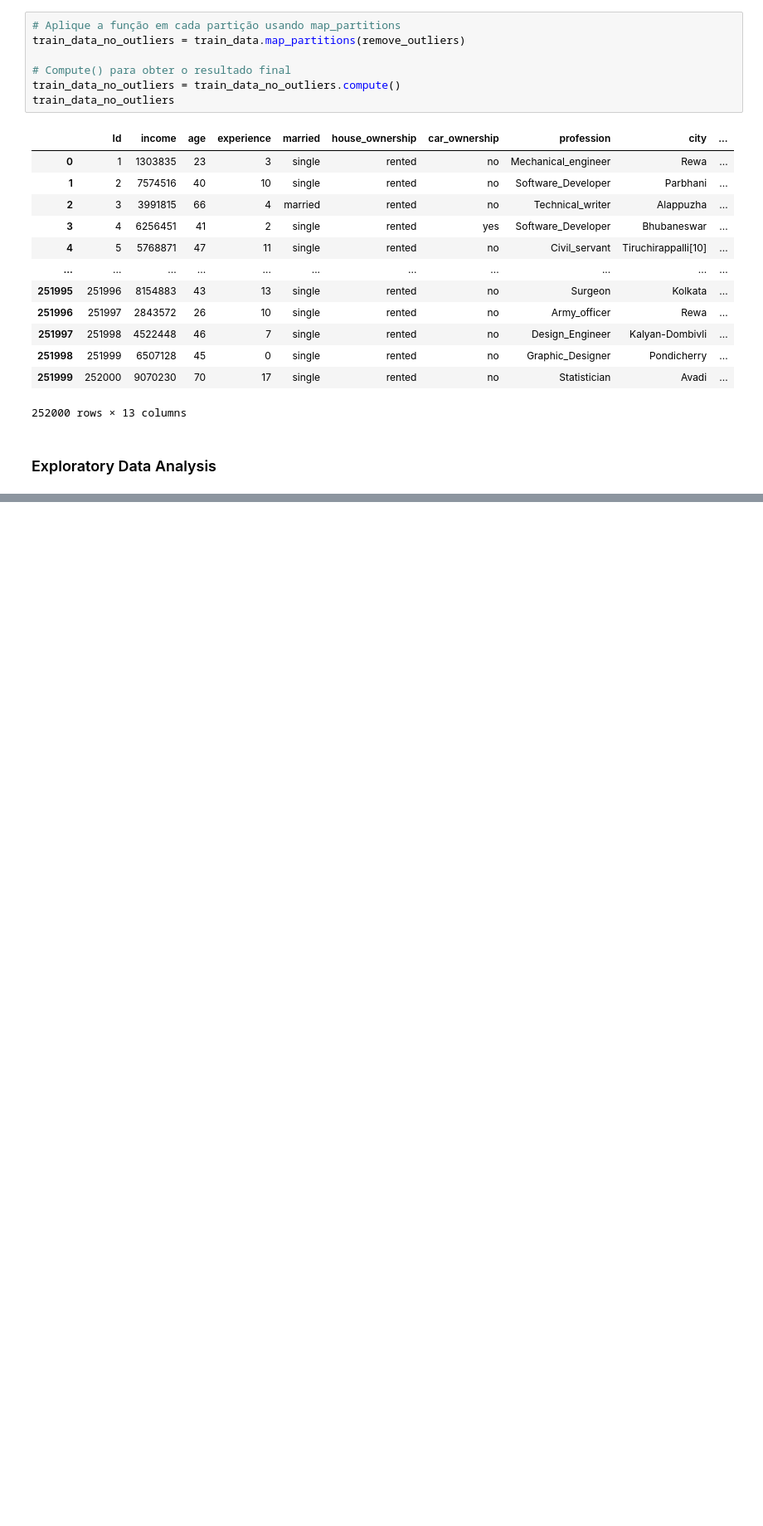
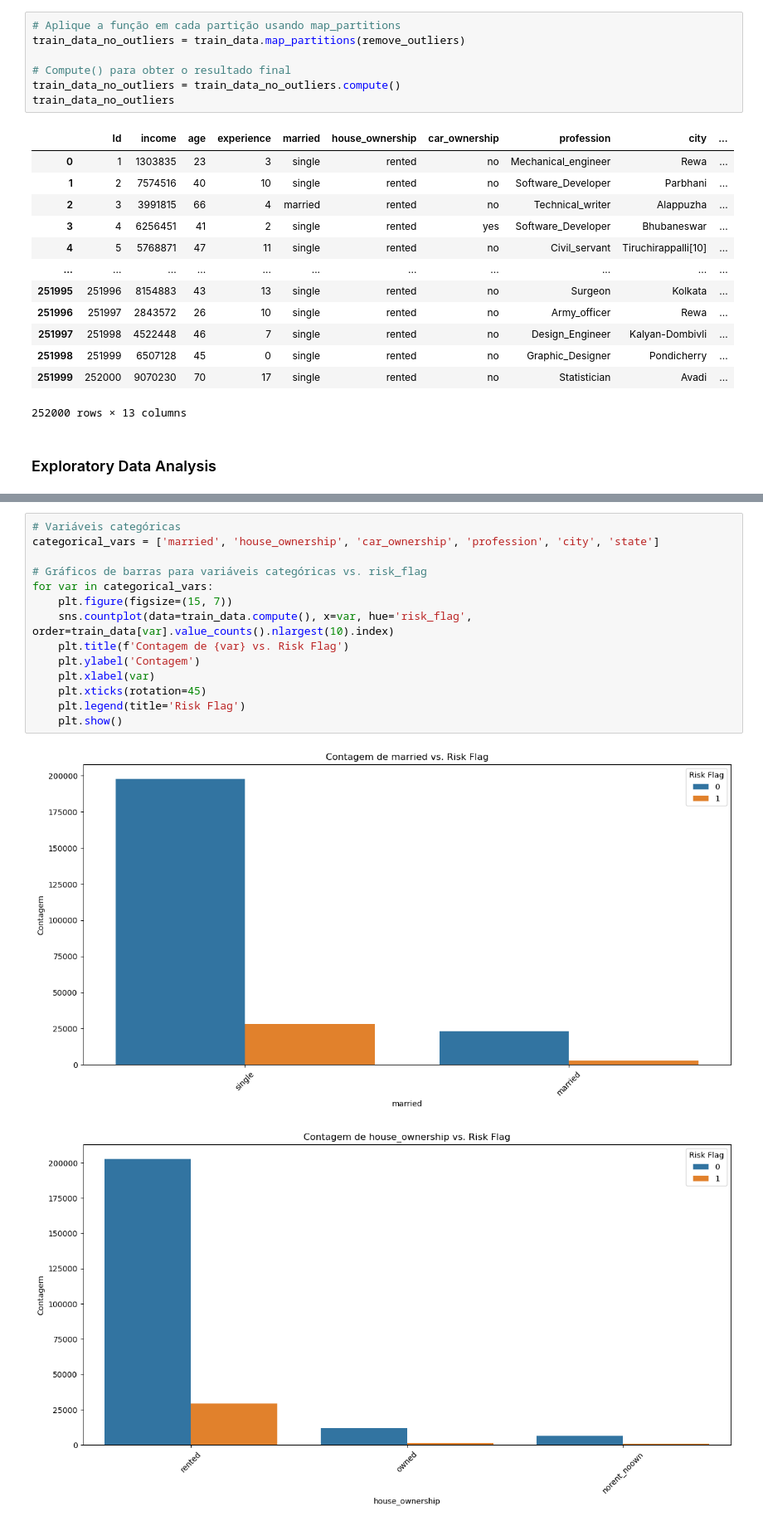
Before and after one commit to gabri190/big-Data-Credit-risk, a Jupyter notebook: project.ipynb, the cells around one changed output, grey strips where cells are left out. Shown at 83% size. Drawn from its saved outputs; the diff is of its cells as text; blank space fills up the shorter version.

```diff
--- a/project.ipynb
+++ b/project.ipynb
@@ -168,0 +286,17 @@ train_data_no_outliers
+# %%
+# Variáveis categóricas
+categorical_vars = ['married', 'house_ownership', 'car_ownership', 'profession', 'city', 'state']
+
+# Gráficos de barras para variáveis categóricas vs. risk_flag
+for var in categorical_vars:
+    plt.figure(figsize=(15, 7))
+    sns.countplot(data=train_data.compute(), x=var, hue='risk_flag', order=train_data[var].value_counts().nlargest(10).index)
+    plt.title(f'Contagem de {var} vs. Risk Flag')
+    plt.ylabel('Contagem')
+    plt.xlabel(var)
+    plt.xticks(rotation=45)
+    plt.legend(title='Risk Flag')
+    plt.show()
+# %% [output]
+[figure, added]
+[figure, added]
```
Also changed, not shown: parts of 25 cells of this notebook.
